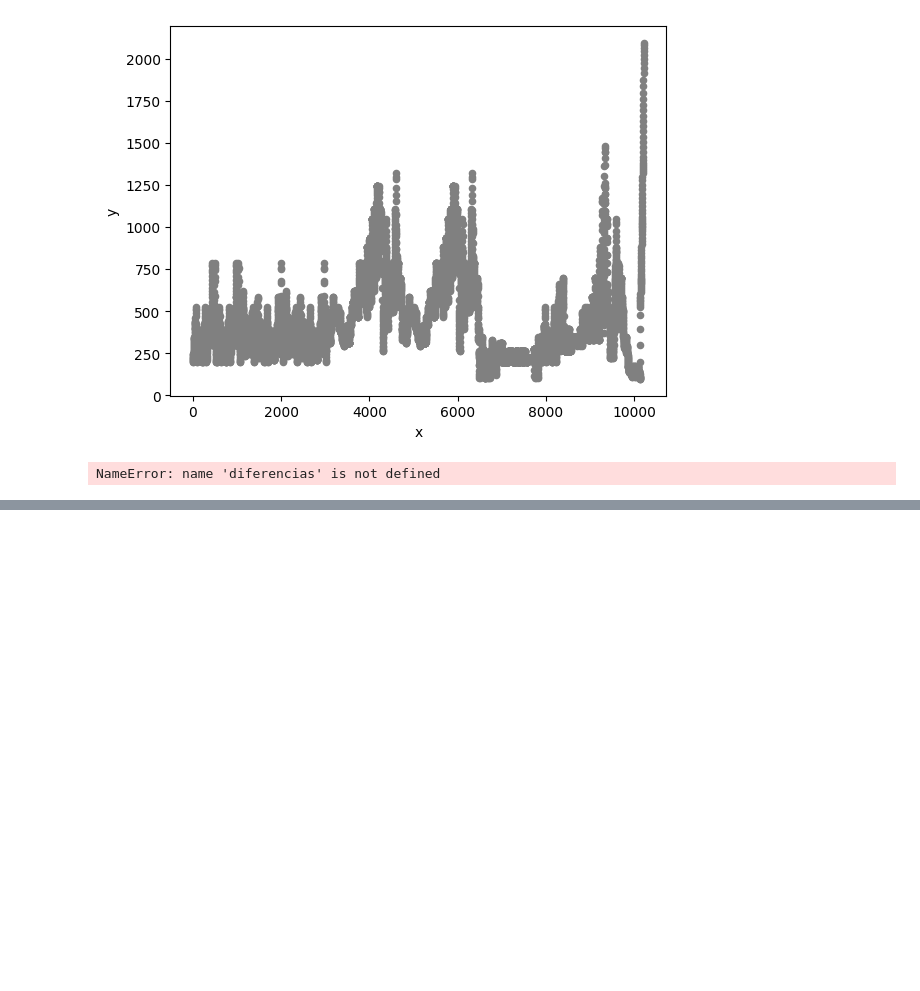
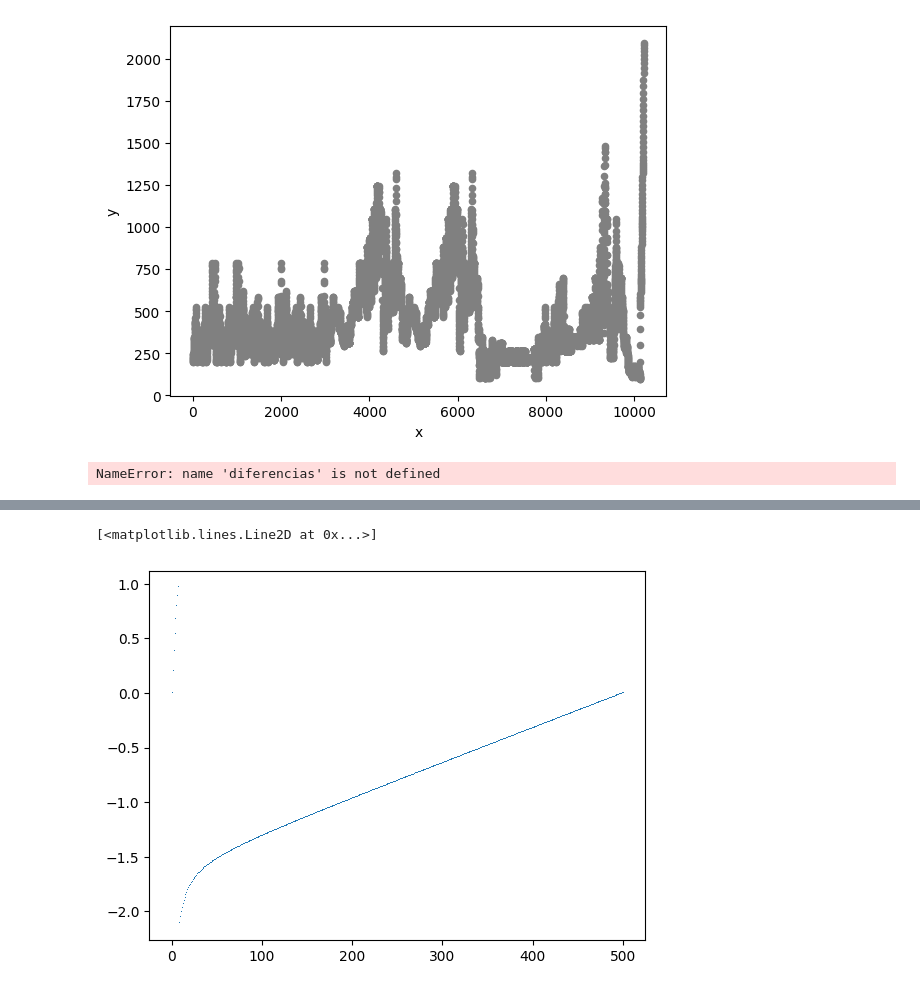
Before and after one commit to EduardoGarcia528/Tesis, a Jupyter notebook: segmented_lineal_regression.ipynb, the cells around one changed output, grey strips where cells are left out. Saved outputs shown, nothing was run; the diff lists cells and outputs as text; code cells hidden in the pictures; blank space fills up the shorter version.

```diff
--- a/segmented_lineal_regression.ipynb
+++ b/segmented_lineal_regression.ipynb
@@ -529,3 +565,9 @@ porcentajes = ajustar_por_num_ventanas_con_paralelas(data, num_ventanas=25, b =
+# %%
+seno = np.sin(np.linspace(-25,25,1000) + 12)
+plt.plot(np.angle(np.fft.rfft(seno)),',')
+# %% [output]
+[<matplotlib.lines.Line2D at 0x...>]
+[figure, added]
 # %%
 def brownian_bridge(t0, tT, x0, xT, n_steps=100):
     t = np.linspace(t0, tT, n_steps)
```
Also changed, not shown: parts of 3 cells of this notebook, 4 other files.
